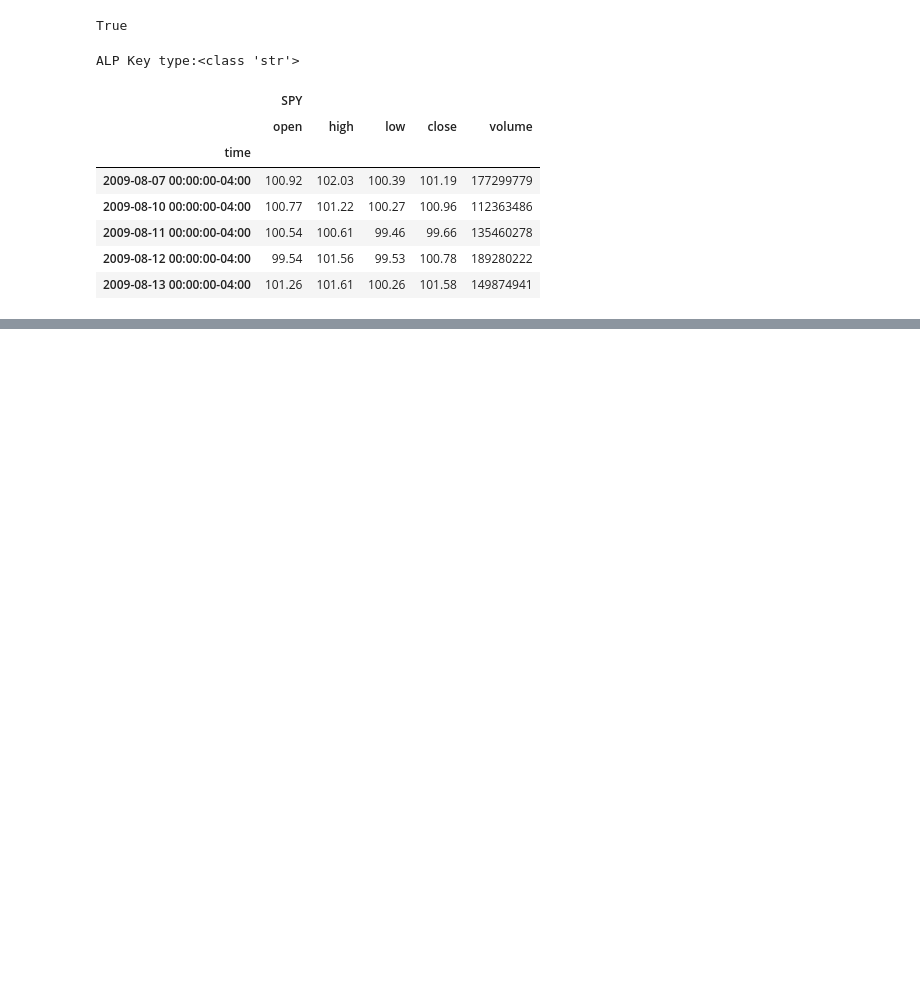
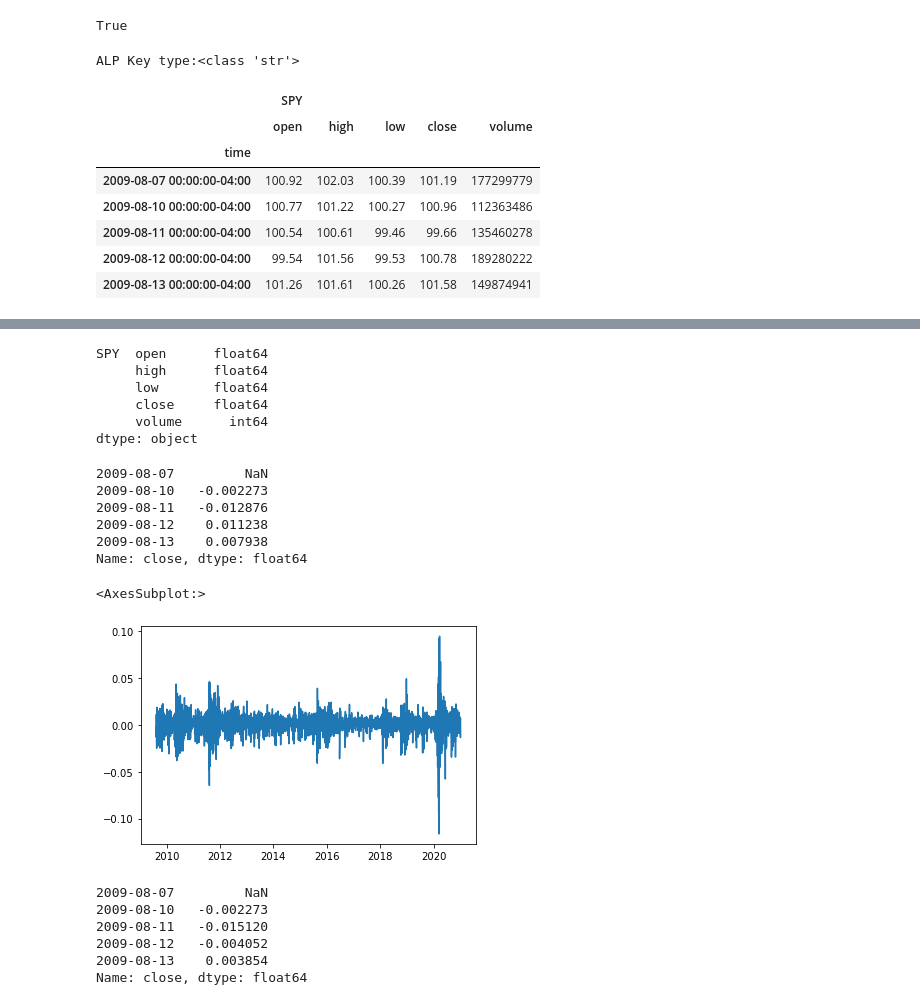
Before and after one commit to nospmah/fintech.group_project, a Jupyter notebook: notebooks/max_working.ipynb, the cells around one changed output, grey strips where cells are left out. Saved outputs shown, nothing was run; the diff lists cells and outputs as text; code cells hidden in the pictures; blank space fills up the shorter version.

Commit message:
finished S&P 500 daily returns, cumulative returns, daily std, annual std, rolling std

```diff
--- a/notebooks/max_working.ipynb
+++ b/notebooks/max_working.ipynb
@@ -33,11 +33,11 @@ start_date = pd.Timestamp('2009-08-07', tz='America/New_York').isoformat()
 end_date = pd.Timestamp('2021-01-05', tz='America/New_York').isoformat()
 timeframe='1D'
 # %%
- # Get 5 years' worth of historical data for SPY and AGG
+ # Get 5 years' worth of historical data for SPY
 tickers = ['SPY']
-df_stock_data = alpaca.get_barset(tickers, timeframe, start = start_date, end = end_date).df
+df_sp500_data = alpaca.get_barset(tickers, timeframe, start = start_date, end = end_date).df
 # Display sample data
-df_stock_data.head()
+df_sp500_data.head()
 # %% [output]
 |  | SPY |  |  |  |  |
 |  | open | high | low | close | volume |
@@ -47,3 +47,6 @@ df_stock_data.head()
 | 2009-08-11 00:00:00-04:00 | 100.54 | 100.61 | 99.46 | 99.66 | 135460278 |
 | 2009-08-12 00:00:00-04:00 | 99.54 | 101.56 | 99.53 | 100.78 | 189280222 |
 | 2009-08-13 00:00:00-04:00 | 101.26 | 101.61 | 100.26 | 101.58 | 149874941 |
+# %%
+df_sp500_data.index=df_sp500_data.index.date
+df_sp500_data.head()
@@ -49,0 +61,35 @@ df_stock_data.head()
+# %%
+df_sp500_data.dtypes
+# %% [output]
+SPY  open      float64
+     high      float64
+     low       float64
+     close     float64
+     volume      int64
+dtype: object
+# %%
+sp500_daily_returns = df_sp500_data['SPY']['close'].pct_change()
+sp500_daily_returns.head()
+# %% [output]
+2009-08-07         NaN
+2009-08-10   -0.002273
+2009-08-11   -0.012876
+2009-08-12    0.011238
+2009-08-13    0.007938
+Name: close, dtype: float64
+# %%
+sp500_daily_returns.plot()
+# %% [output]
+<AxesSubplot:>
+[figure, added]
+# %%
+#calculate cumulative returns
+cumulative_returns = (1+ sp500_daily_returns).cumprod()-1
+cumulative_returns.head()
+# %% [output]
+2009-08-07         NaN
+2009-08-10   -0.002273
+2009-08-11   -0.015120
+2009-08-12   -0.004052
+2009-08-13    0.003854
+Name: close, dtype: float64
```
Also changed, not shown: parts of 9 cells of this notebook.
